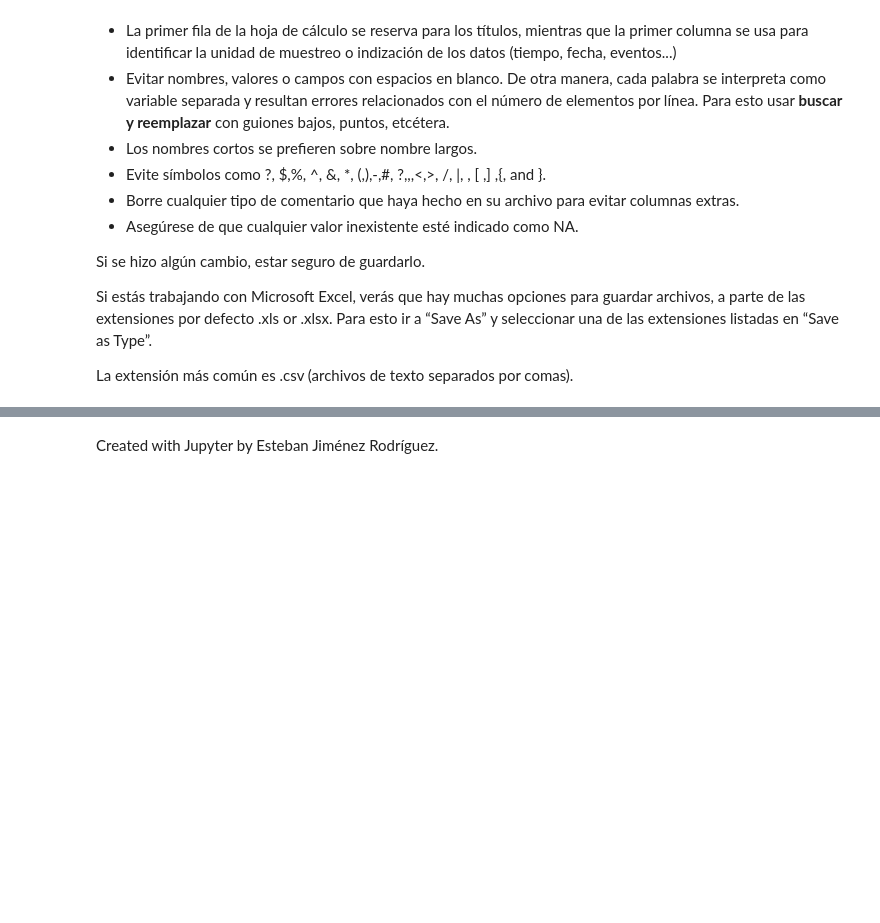
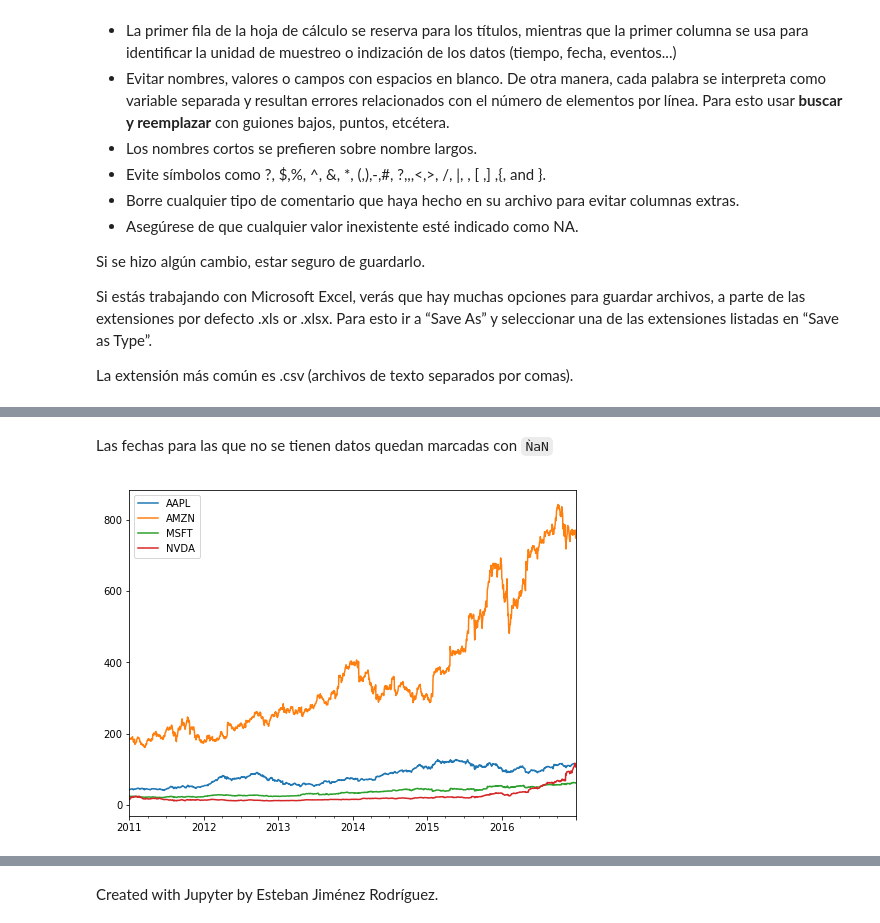
Before and after one commit to luzifi/Simulacion2017, a Jupyter notebook: Modulo2/Clase14_ManejoDatosPandas.ipynb, the cells around one changed output, grey strips where cells are left out. Cells and saved outputs as stored; diff of their text form; code cells hidden in the pictures; blank space fills up the shorter version.

```diff
--- a/Modulo2/Clase14_ManejoDatosPandas.ipynb
+++ b/Modulo2/Clase14_ManejoDatosPandas.ipynb
@@ -52,0 +225,13 @@ La extensión más común es .csv (archivos de texto separados por comas).
+# %%
+# Definimos los instrumentos que vamos a descargar. Como antes tendremos Apple, Amazon, Microsoft y Nvidia.
+tickers = ['AAPL', 'AMZN', 'MSFT', 'NVDA']
+
+# Definimos que fuente online vamos a usar (yahoo finance)
+data_source = 'yahoo'
+
+# Queremos los datos desde 01/01/2011 hasta 31/12/2016.
+start_date = '2011-01-01'
+end_date = '2016-12-31'
+
+# Usamos la función DataReader. Si, así de fácil...
+panel_data = data.DataReader(tickers, data_source, start_date, end_date)
@@ -52,0 +250,4 @@ La extensión más común es .csv (archivos de texto separados por comas).
+# %%
+# Notar que los índices se indican como Major_axis
+closes = panel_data.ix['Adj Close']
+closes
@@ -52,0 +276,7 @@ La extensión más común es .csv (archivos de texto separados por comas).
+# %%
+# Generamos todas los días entre las fechas dadas
+all_weekdays = pd.date_range(start=start_date, end=end_date, freq='B')
+
+# Reindizamos en este orden
+closes = closes.reindex(all_weekdays)
+closes
@@ -52,0 +302,7 @@ La extensión más común es .csv (archivos de texto separados por comas).
+# %% [markdown]
+Las fechas para las que no se tienen datos quedan marcadas con `ǸaN`
+# %%
+# Se verán 'huecos' en la gráfica
+closes.plot(figsize=(8,6));
+# %% [output]
+[figure, added]
```
Also changed, not shown: parts of 32 cells of this notebook, 3 other files.
